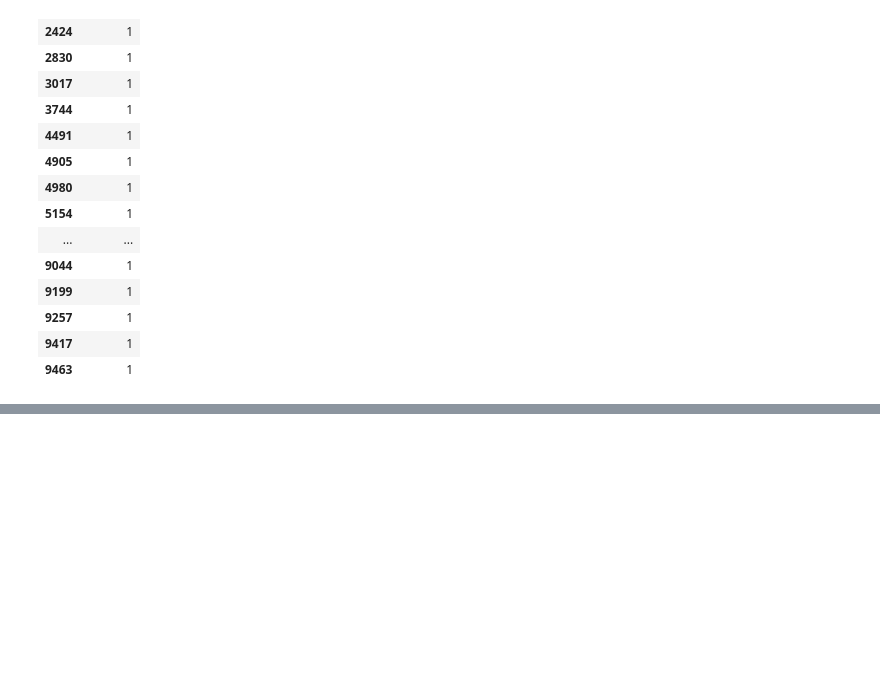
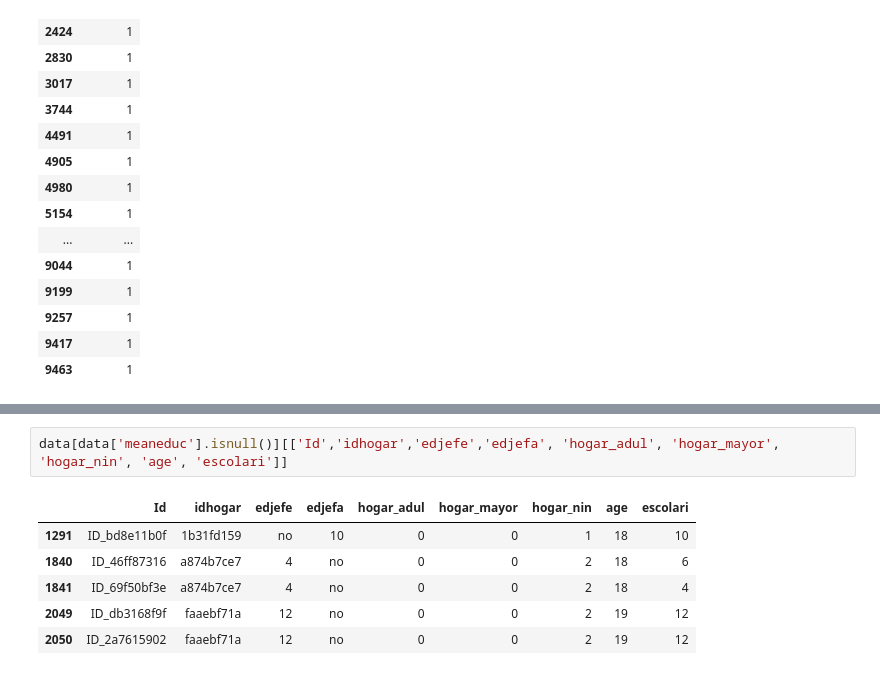
Before and after one commit to kapilashu/Data-Science-Assignment-2, a Jupyter notebook: Assignment 3_Kaggle_Ashu Kapil.ipynb, the cells around one changed output, grey strips where cells are left out. Drawn from its saved outputs; the diff is of its cells as text; blank space fills up the shorter version.

```diff
--- a/Assignment 3_Kaggle_Ashu Kapil.ipynb
+++ b/Assignment 3_Kaggle_Ashu Kapil.ipynb
@@ -201,0 +268,9 @@ data[(data['edjefe']=='yes') & data['parentesco1']==1][['escolari']]
+# %%
+data[data['meaneduc'].isnull()][['Id','idhogar','edjefe','edjefa', 'hogar_adul', 'hogar_mayor', 'hogar_nin', 'age', 'escolari']]
+# %% [output]
+|  | Id | idhogar | edjefe | edjefa | hogar_adul | hogar_mayor | hogar_nin | age | escolari |
+| 1291 | ID_bd8e11b0f | 1b31fd159 | no | 10 | 0 | 0 | 1 | 18 | 10 |
+| 1840 | ID_46ff87316 | a874b7ce7 | 4 | no | 0 | 0 | 2 | 18 | 6 |
+| 1841 | ID_69f50bf3e | a874b7ce7 | 4 | no | 0 | 0 | 2 | 18 | 4 |
+| 2049 | ID_db3168f9f | faaebf71a | 12 | no | 0 | 0 | 2 | 19 | 12 |
+| 2050 | ID_2a7615902 | faaebf71a | 12 | no | 0 | 0 | 2 | 19 | 12 |
```
Also changed, not shown: parts of 12 cells of this notebook.
